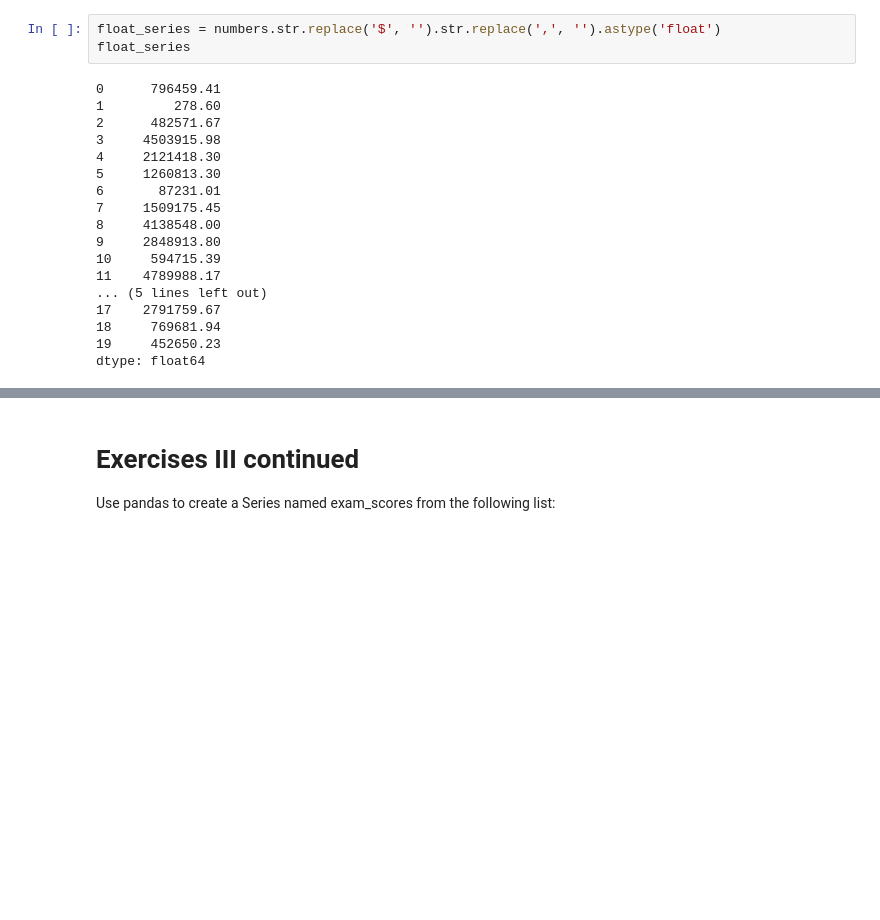
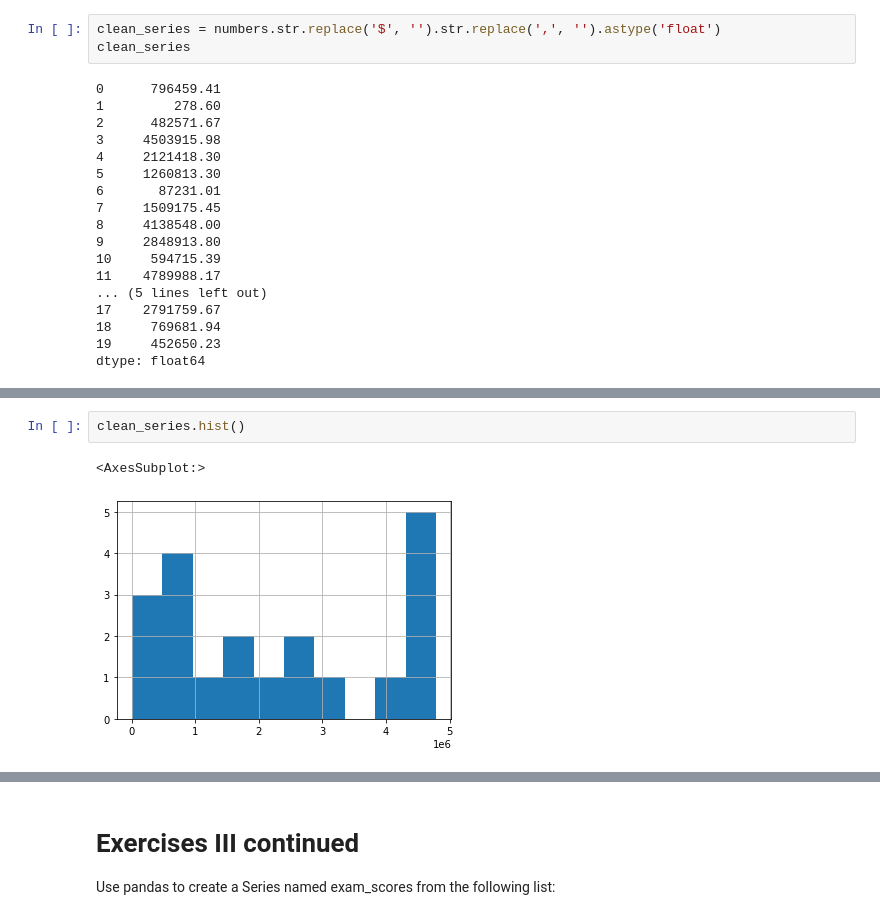
Before and after one commit to jamesallen0351/numpy-pandas-visualization-exercises, a Jupyter notebook: pandas_series.ipynb, the cells around one changed output, grey strips where cells are left out. Saved outputs shown, nothing was run; the diff lists cells and outputs as text; blank space fills up the shorter version.

```diff
--- a/pandas_series.ipynb
+++ b/pandas_series.ipynb
@@ -586,8 +588,8 @@ numbers.str.replace('$', '').str.replace(',', '').astype('float')
 19     452650.23
 dtype: float64
 # %%
-float_series = numbers.str.replace('$', '').str.replace(',', '').astype('float')
-float_series
+clean_series = numbers.str.replace('$', '').str.replace(',', '').astype('float')
+clean_series
 # %% [output]
 0      796459.41
 1         278.60
@@ -654,5 +656,10 @@ pd.cut(float_series, 4)
 19       (-4511.11, 1197705.993]
 dtype: category
 Categories (4, interval[float64]): [(-4511.11, 1197705.993] < (1197705.993, 2395133.385] < (2395133.385, 3592560.778] < (3592560.778, 4789988.17]]
+# %%
+clean_series.hist()
+# %% [output]
+<AxesSubplot:>
+[figure, added]
 # %%
 # 8 Plot the binned data in a meaningful way. Be sure to include a title and axis labels.
```
Also changed, not shown: parts of 17 cells of this notebook.
